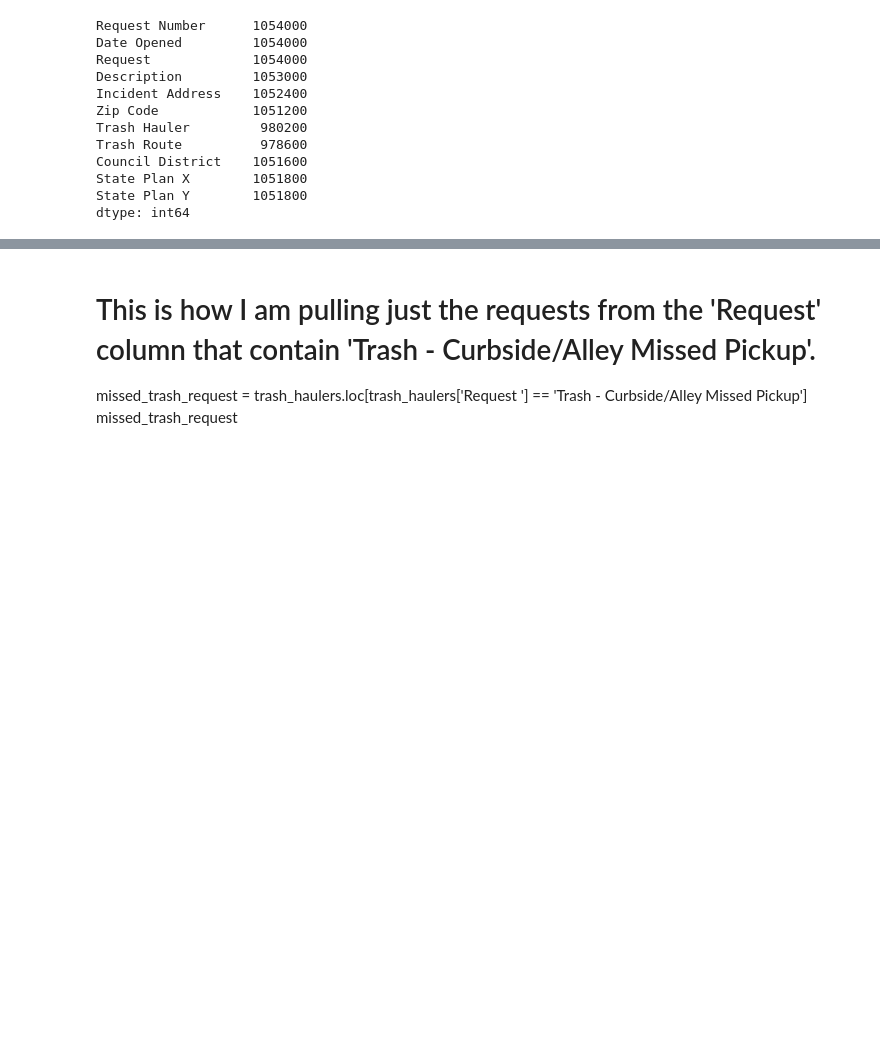
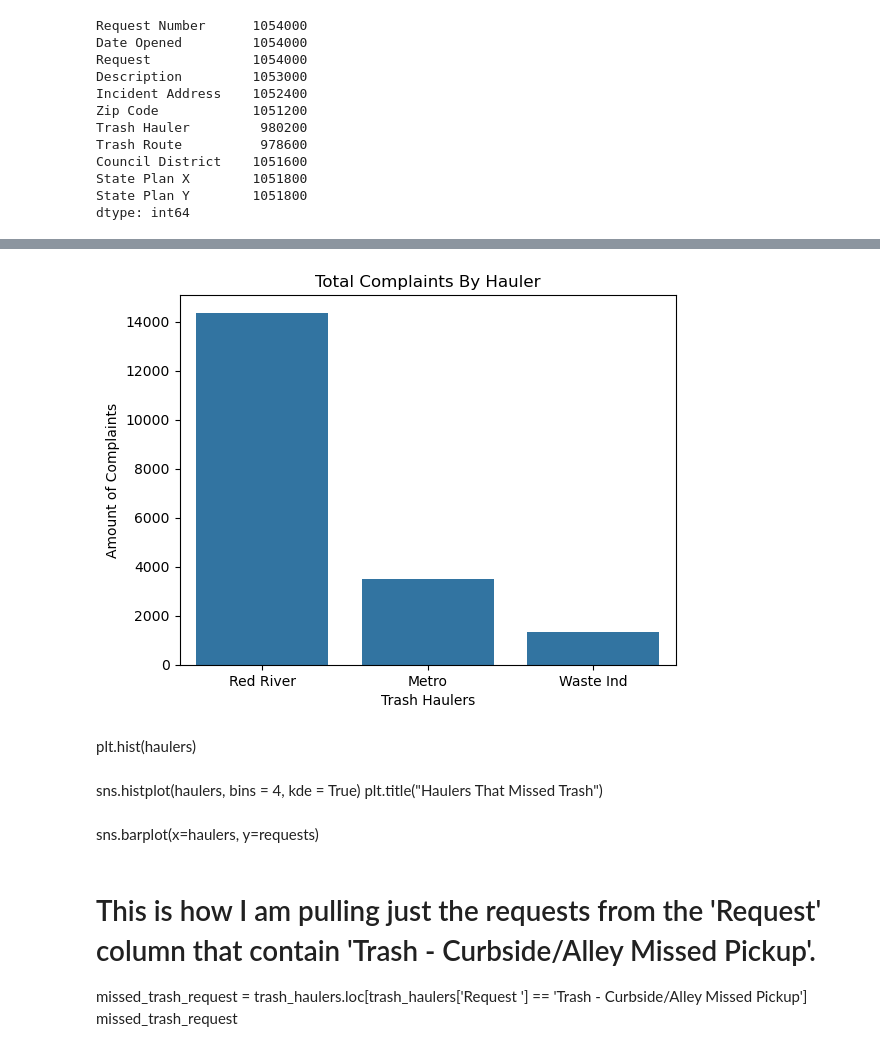
Before and after one commit to NewForce-Cohort-10-Data/trash-haulers-ctrl-alt-elite-company, a Jupyter notebook: notebooks/trash-haulers.ipynb, the cells around one changed output, grey strips where cells are left out. Cells and saved outputs as stored; diff of their text form; code cells hidden in the pictures; blank space fills up the shorter version.

```diff
--- a/notebooks/trash-haulers.ipynb
+++ b/notebooks/trash-haulers.ipynb
@@ -85,0 +208,13 @@ dtype: int64
+# %%
+x = ['Red River', 'Metro', 'Waste Ind']
+y = [14359, 3512, 1350]
+
+sns.barplot(x=x, y=y)
+
+plt.title("Total Complaints By Hauler")
+plt.xlabel("Trash Haulers")
+plt.ylabel("Amount of Complaints")
+
+plt.show()
+# %% [output]
+[figure, added]
@@ -86,3 +223,10 @@ dtype: int64
+# %% [markdown]
+plt.hist(haulers)
+# %% [markdown]
+sns.histplot(haulers, bins = 4, kde = True)
+plt.title("Haulers That Missed Trash")
+# %% [markdown]
+sns.barplot(x=haulers, y=requests)
 # %% [markdown]
 # This is how I am pulling just the requests from the 'Request' column that contain 'Trash - Curbside/Alley Missed Pickup'.
 missed_trash_request = trash_haulers.loc[trash_haulers['Request '] == 'Trash - Curbside/Alley Missed Pickup']
```
Also changed, not shown: parts of 15 cells of this notebook.
